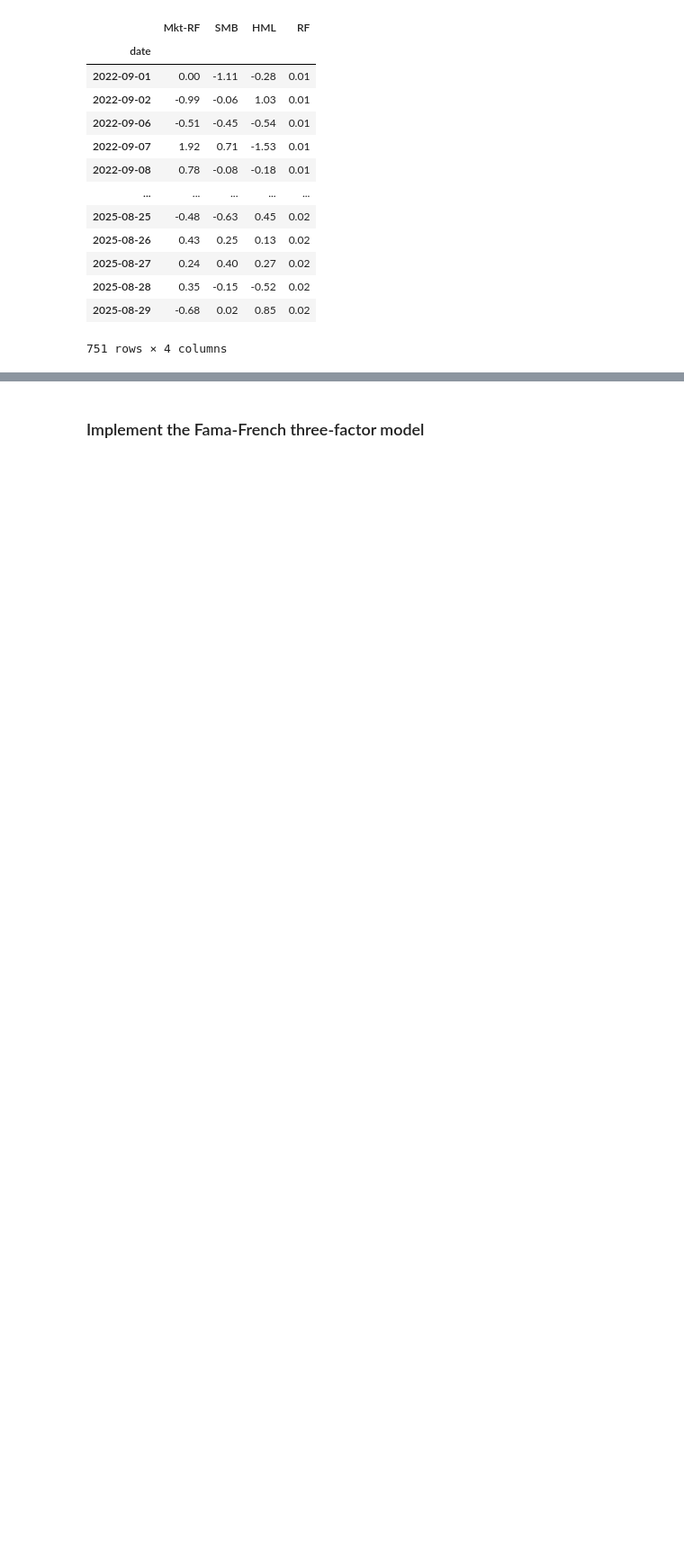
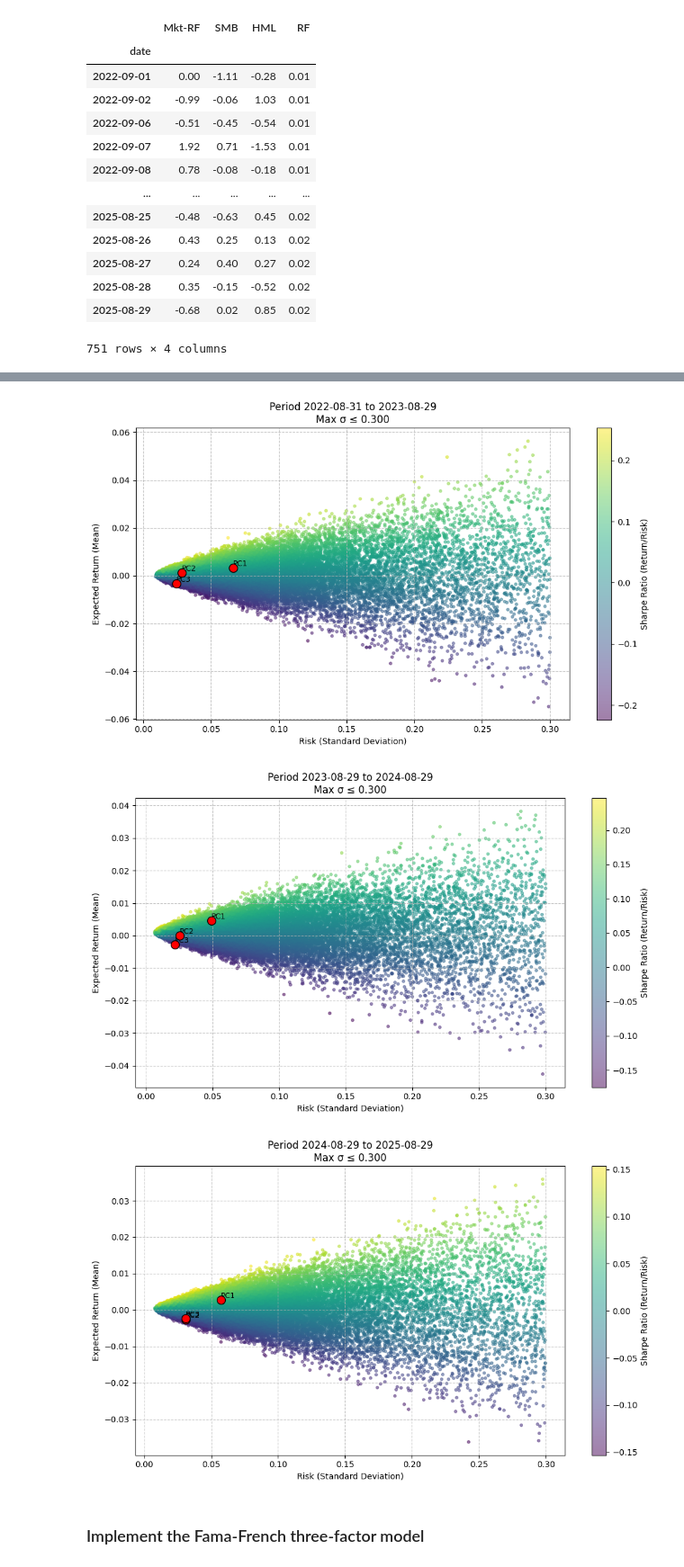
Before and after one commit to donnafaithhh/Fama-Markowitz-Mini-Project, a Jupyter notebook: mini project.ipynb, the cells around one changed output, grey strips where cells are left out. Shown at 90% size. Drawn from its saved outputs; the diff is of its cells as text; code cells hidden in the pictures; blank space fills up the shorter version.

```diff
--- a/mini project.ipynb
+++ b/mini project.ipynb
@@ -468,3 +613,26 @@ plot_sharpe_over_years_fixed(returns_df, [2022,2023,2024,2025], pcs_2022)
+# %%
+years = ['2023', '2024', '2025']
+
+for year in years:
+    # getting portfolios
+    if year == '2023':
+        start_date = closing_df.index[0]
+        end_date = f'{year}-08-29'
+        mp, portfolios = get_portfolio(closing_df.loc[start_date:end_date])
+    else:
+        start_date = f'{int(year) - 1}-08-29'
+        end_date = f'{int(year)}-08-29'
+        mp, portfolios = get_portfolio(closing_df.loc[start_date:end_date])
+
+    # plotting portfolios
+    plot_portfolios(
+        [mp, portfolios.iloc[:, 0], portfolios.iloc[:, 1]],
+        start_date=start_date, end_date=end_date
+    )
+# %% [output]
+[figure, added]
+[figure, added]
+[figure, added]
 # %% [markdown]
 ### Implement the Fama-French three-factor model
 # %%
```
Also changed, not shown: parts of 22 cells of this notebook, 3 other files.
